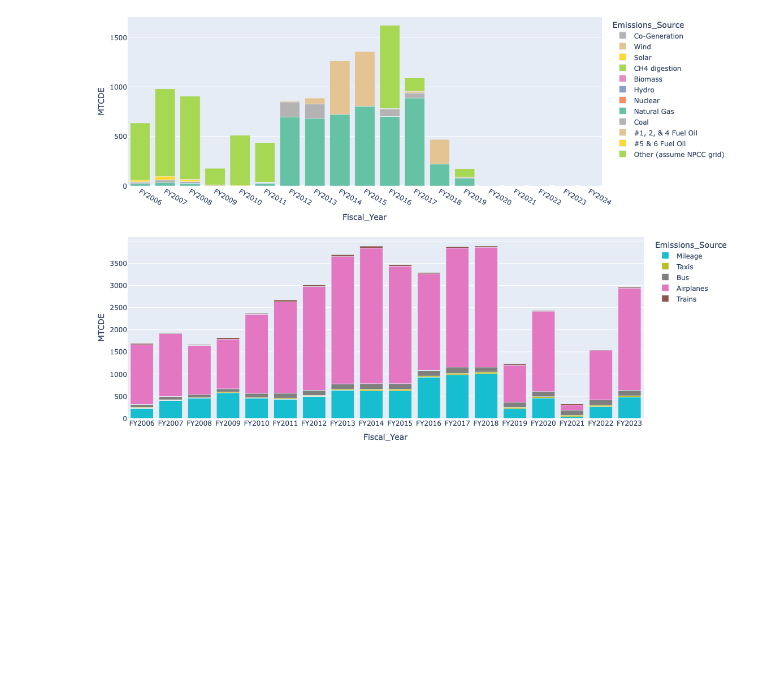
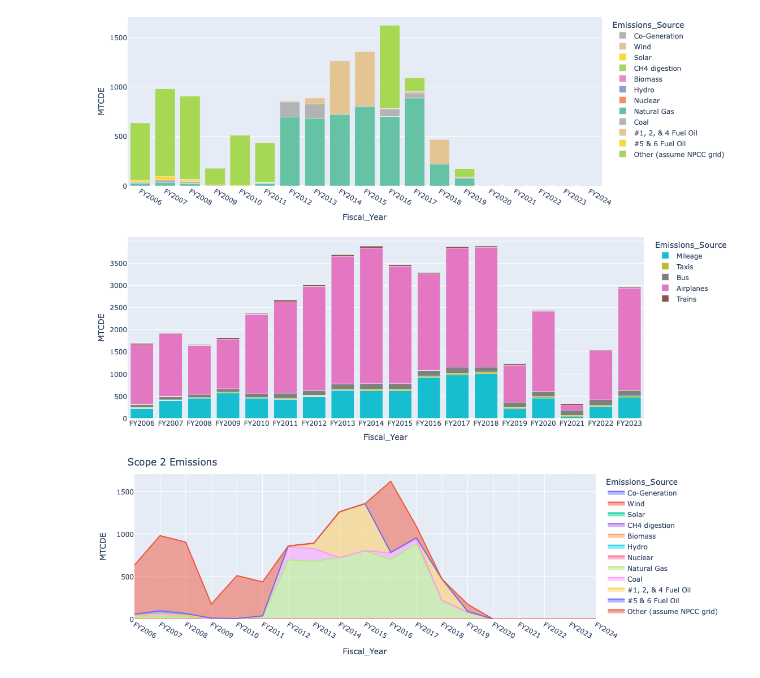
Before and after one commit to jdeen33/ENV_Dash, a Jupyter notebook: Code/Vizualization_scripts/3.20.25.viz_practice.ipynb, the cells around one changed output. Drawn from its saved outputs; the diff is of its cells as text; code cells hidden in the pictures; blank space fills up the shorter version.

```diff
--- a/Code/Vizualization_scripts/3.20.25.viz_practice.ipynb
+++ b/Code/Vizualization_scripts/3.20.25.viz_practice.ipynb
@@ -120,3 +120,9 @@ fig.update_layout(margin=dict(l=10, r=10, t=0, b=0))
 fig.show()
 # %% [output]
 [figure]
+# %%
+fig = px.area(scope2, x= "Fiscal_Year",y="MTCDE", color= "Emissions_Source",title="Scope 2 Emissions")
+fig.update_layout(margin=dict(l=20, r=20, t=30, b=20))
+fig.show()
+# %% [output]
+[figure, added]
```
Also changed, not shown: 4 other files.
